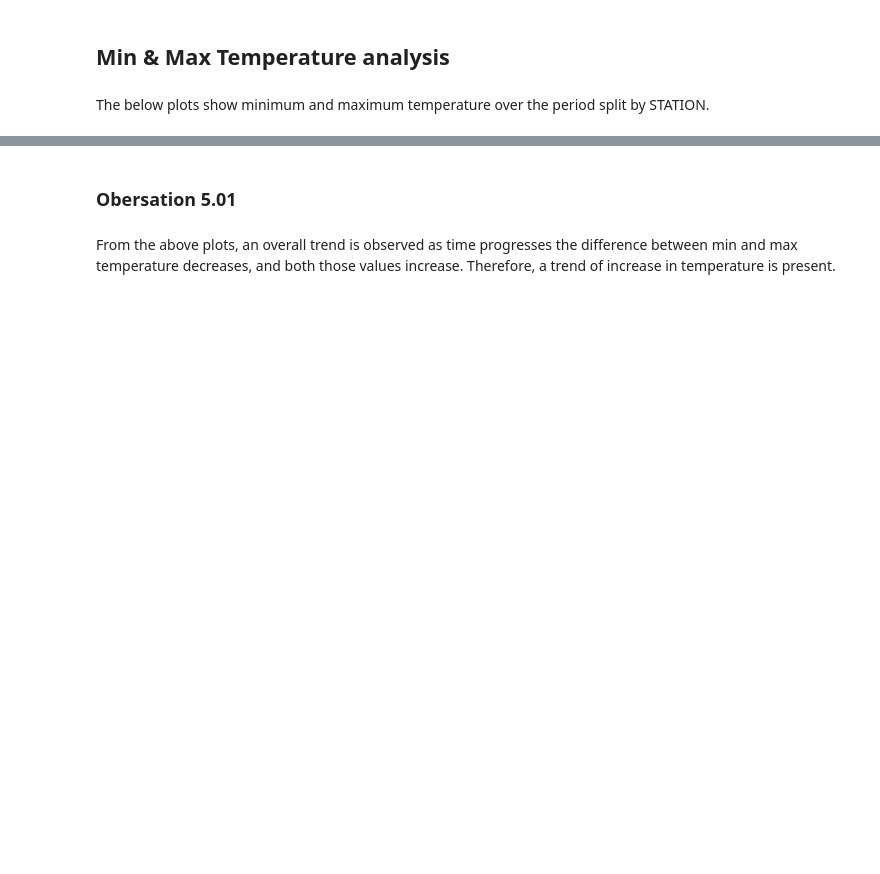
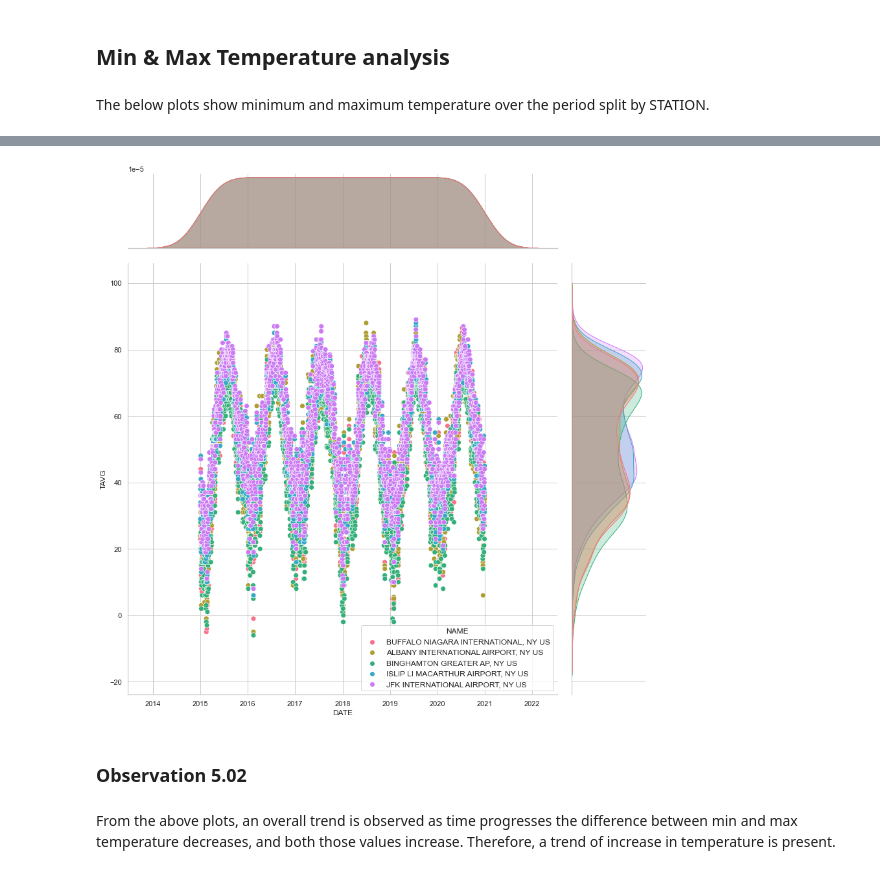
Before and after one commit to Alex-Kamenev/Weather_Data_EDA_2015_2020, a Jupyter notebook: Weather_Project.ipynb, the cells around one changed output, grey strips where cells are left out. Cells and saved outputs as stored; diff of their text form; code cells hidden in the pictures; blank space fills up the shorter version.

```diff
--- a/Weather_Project.ipynb
+++ b/Weather_Project.ipynb
@@ -346,4 +372,8 @@ for df_section in df_list_station:
+# %%
+my_plot.join_plot_hue(data.get_df(), 'DATE', 'TAVG', 'NAME')
+# %% [output]
+[figure, added]
 # %% [markdown]
-### Obersation 5.01
+### Observation 5.02
 # %% [markdown]
 From the above plots, an overall trend is observed as time progresses the difference between min and max temperature decreases, and both those values increase. Therefore, a trend of increase in temperature is present.
```
Also changed, not shown: parts of 16 cells of this notebook, 1 other file.
